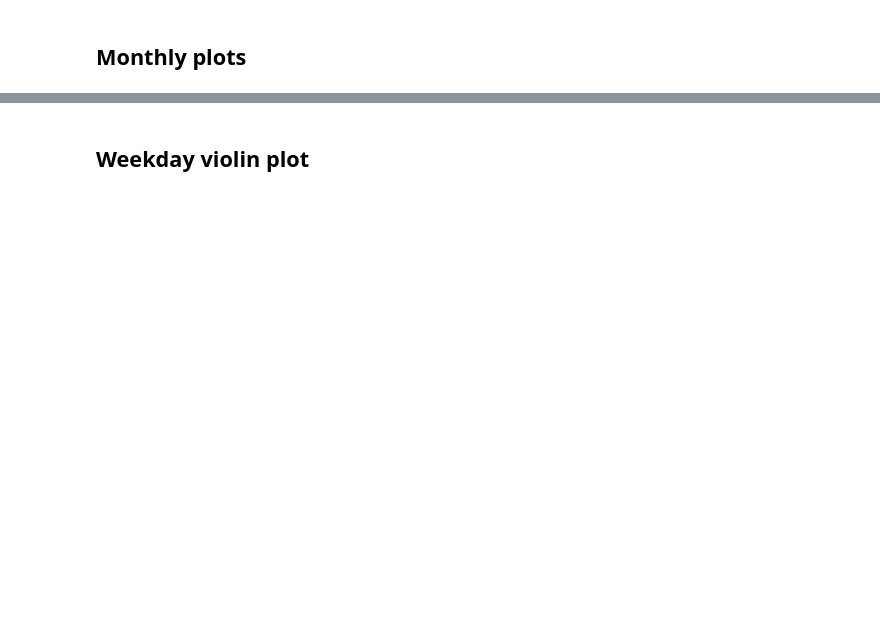
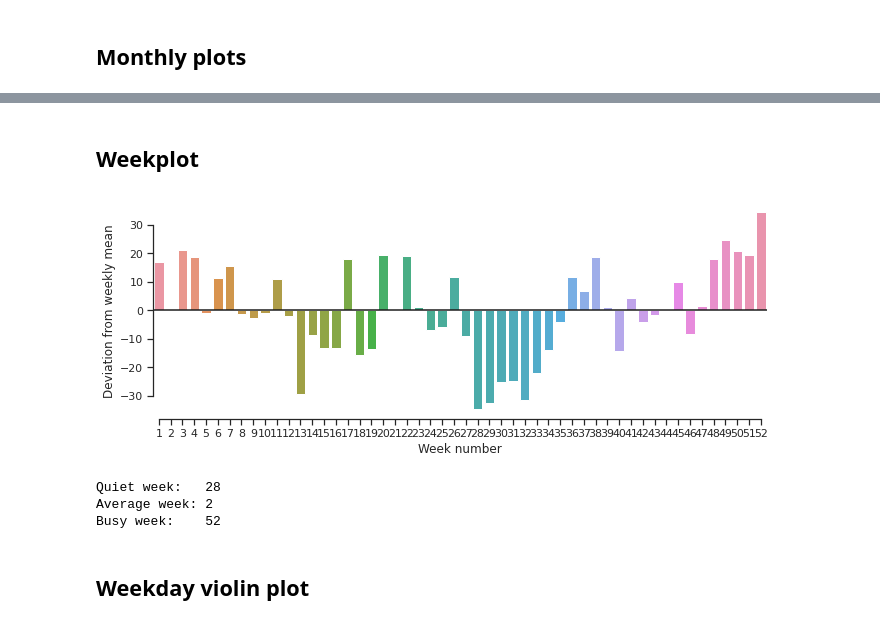
Before and after one commit to Magssch/gecco-2023-ambulance-allocation, a Jupyter notebook: scripts/notebooks/nicklas_timeseries.ipynb, the cells around one changed output, grey strips where cells are left out. Saved outputs shown, nothing was run; the diff lists cells and outputs as text; code cells hidden in the pictures; blank space fills up the shorter version.

Commit message:
Update notebook with week plots

```diff
--- a/scripts/notebooks/nicklas_timeseries.ipynb
+++ b/scripts/notebooks/nicklas_timeseries.ipynb
@@ -27,6 +31,6 @@ print(f'matplotlib backend: {matplotlib.get_backend()}')
 # %%
 # configuration variables
-should_save = True
+should_save = False
 # %%
-incidents = pd.read_csv('data/processed_data.csv', index_col=0, parse_dates=True).sort_index()
+incidents = pd.read_csv('proprietary_data/processed_data.csv', index_col=0, parse_dates=True).sort_index()
 incidents
@@ -42,6 +76,7 @@ incidents_hourly
 # %%
 incidents_hourly['hour'] = incidents_hourly.index.hour
 incidents_hourly['day'] = incidents_hourly.index.day
+incidents_hourly['week'] = incidents_hourly.index.isocalendar().week
 incidents_hourly['month'] = incidents_hourly.index.month
 incidents_hourly['year'] = incidents_hourly.index.year
 incidents_hourly['weekday'] = incidents_hourly.index.weekday
@@ -50,6 +100,7 @@ incidents_hourly
 ## Daily incidents
 # %%
 incidents_daily =  pd.DataFrame(incidents_hourly['incidents'].resample('D').sum())
+incidents_daily['week'] = incidents_daily.index.isocalendar().week
 incidents_daily['month'] = incidents_daily.index.month
 incidents_daily['year'] = incidents_daily.index.year
 incidents_daily['weekday'] = incidents_daily.index.weekday
@@ -165,3 +279,35 @@ if should_save:
+# %% [markdown]
+## Weekplot
+# %%
+YEAR_OF_INTEREST = 2018
+
+mean = incidents_daily['incidents'][incidents_daily.index.year == YEAR_OF_INTEREST].mean()
+weekly_deviation = incidents_daily['incidents'][incidents_daily.index.year == YEAR_OF_INTEREST].groupby([incidents_daily.week]).mean() - mean
+
+ax = sns.barplot(x=weekly_deviation.index, y=weekly_deviation)
+ax.set(xlabel='Week number', ylabel='Deviation from weekly mean')
+ax.axhline(0, color='k')
+
+sns.despine(trim=True)
+
+# ax.xaxis.set_major_formatter(FuncFormatter(int_to_month))
+
+if should_save:
+    plt.savefig('results/monthly_deviation_from_mean.pdf', dpi=600)
+# %% [output]
+[figure, added]
+# %%
+quiet_week = weekly_deviation.idxmin()
+average_week = weekly_deviation.abs().idxmin()
+busy_week = weekly_deviation.idxmax()
+
+print(f'Quiet week:   {quiet_week}')
+print(f'Average week: {average_week}')
+print(f'Busy week:    {busy_week}')
+# %% [output]
+Quiet week:   28
+Average week: 2
+Busy week:    52
 # %% [markdown]
 ## Weekday violin plot
 # %%
```
Also changed, not shown: parts of 16 cells of this notebook.
